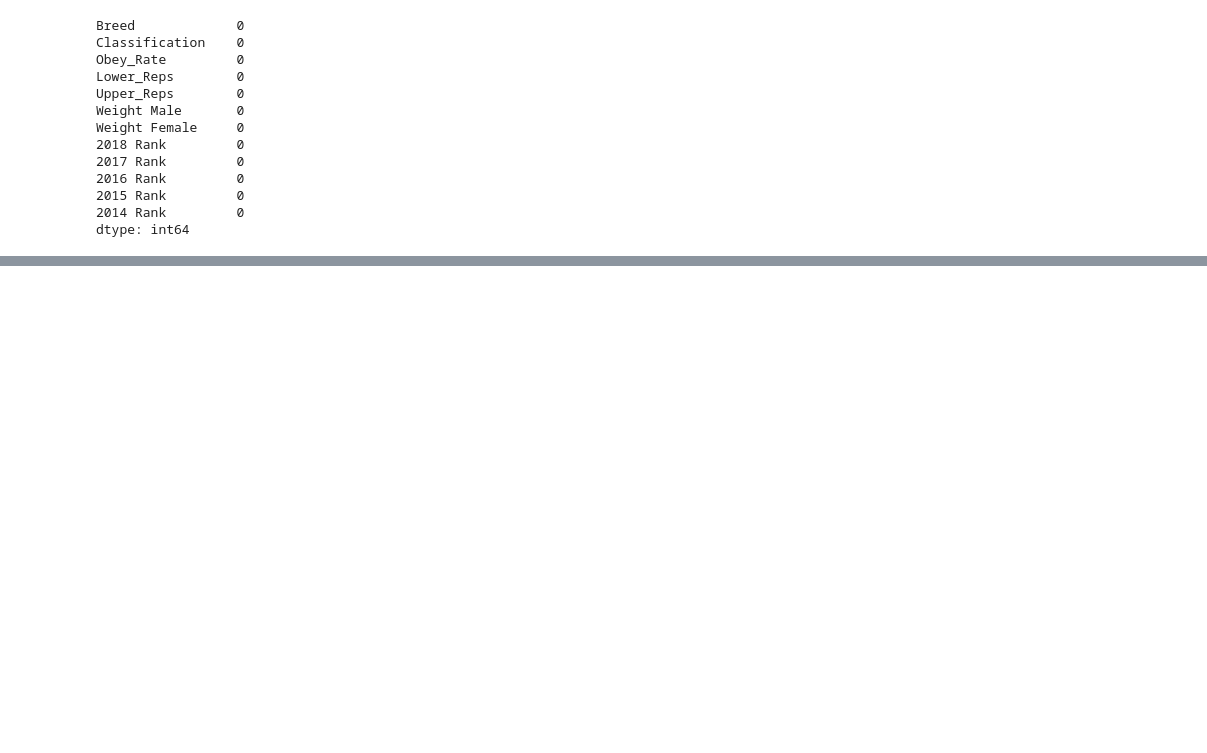
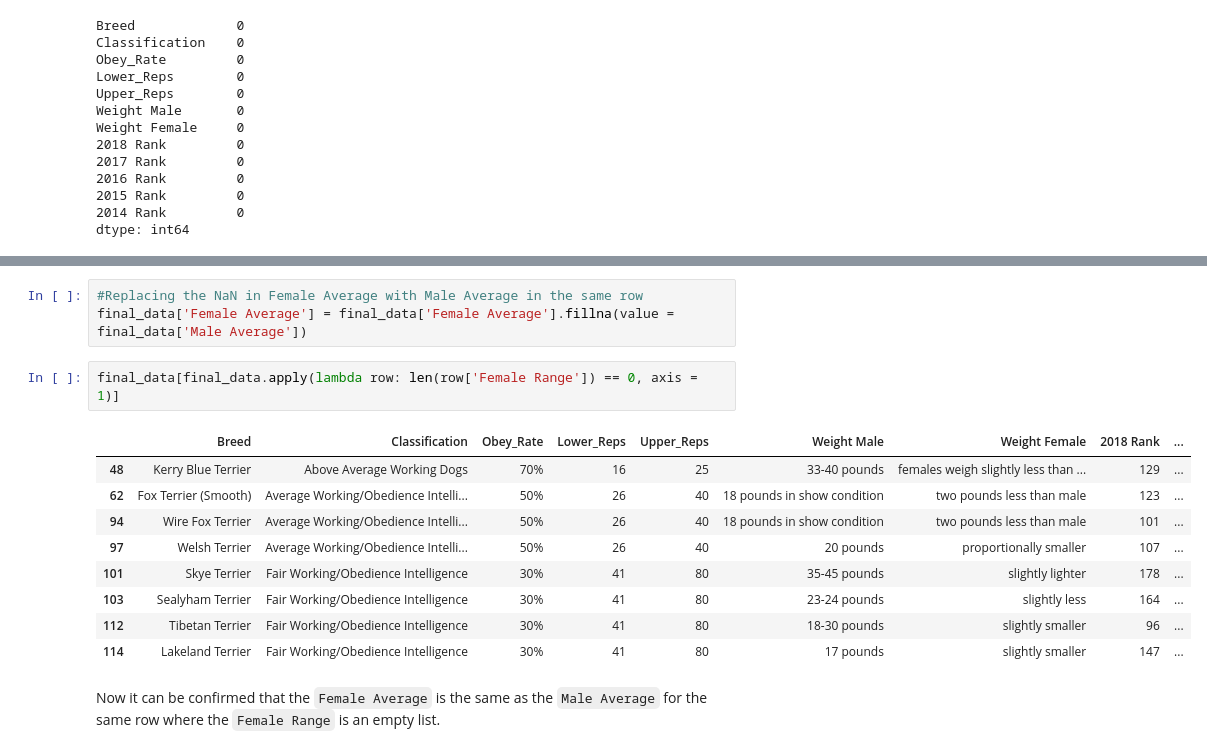
Before and after one commit to joeelorm/PortfolioProjects, a Jupyter notebook: Intelligence, size and popularity of dogs/Intelligence, size and popularity of dog breeds.ipynb, the cells around one changed output, grey strips where cells are left out. Saved outputs shown, nothing was run; the diff lists cells and outputs as text; blank space fills up the shorter version.

```diff
--- a/Intelligence, size and popularity of dogs/Intelligence, size and popularity of dog breeds.ipynb
+++ b/Intelligence, size and popularity of dogs/Intelligence, size and popularity of dog breeds.ipynb
@@ -647,0 +758,17 @@ NameError: name 'data' is not defined
+# %%
+#Replacing the NaN in Female Average with Male Average in the same row
+final_data['Female Average'] = final_data['Female Average'].fillna(value = final_data['Male Average'])
+# %%
+final_data[final_data.apply(lambda row: len(row['Female Range']) == 0, axis = 1)]
+# %% [output]
+|  | Breed | Classification | Obey_Rate | Lower_Reps | Upper_Reps | Weight Male | Weight Female | 2018 Rank | ... |
+| 48 | Kerry Blue Terrier | Above Average Working Dogs | 70% | 16 | 25 | 33-40 pounds | females weigh slightly less than ... | 129 | ... |
+| 62 | Fox Terrier (Smooth) | Average Working/Obedience Intelli... | 50% | 26 | 40 | 18 pounds in show condition | two pounds less than male | 123 | ... |
+| 94 | Wire Fox Terrier | Average Working/Obedience Intelli... | 50% | 26 | 40 | 18 pounds in show condition | two pounds less than male | 101 | ... |
+| 97 | Welsh Terrier | Average Working/Obedience Intelli... | 50% | 26 | 40 | 20 pounds | proportionally smaller | 107 | ... |
+| 101 | Skye Terrier | Fair Working/Obedience Intelligence | 30% | 41 | 80 | 35-45 pounds | slightly lighter | 178 | ... |
+| 103 | Sealyham Terrier | Fair Working/Obedience Intelligence | 30% | 41 | 80 | 23-24 pounds | slightly less | 164 | ... |
+| 112 | Tibetan Terrier | Fair Working/Obedience Intelligence | 30% | 41 | 80 | 18-30 pounds | slightly smaller | 96 | ... |
+| 114 | Lakeland Terrier | Fair Working/Obedience Intelligence | 30% | 41 | 80 | 17 pounds | slightly smaller | 147 | ... |
+# %% [markdown]
+Now it can be confirmed that the `Female Average` is the same as the `Male Average` for the same row where the `Female Range` is an empty list.
```
Also changed, not shown: parts of 21 cells of this notebook.
